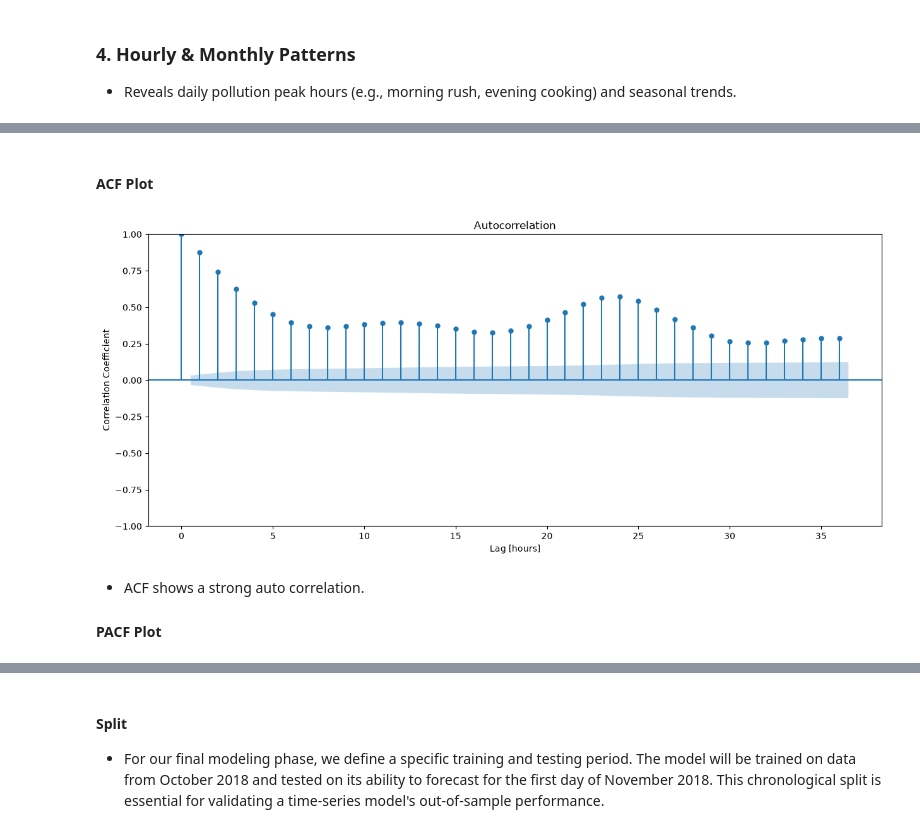
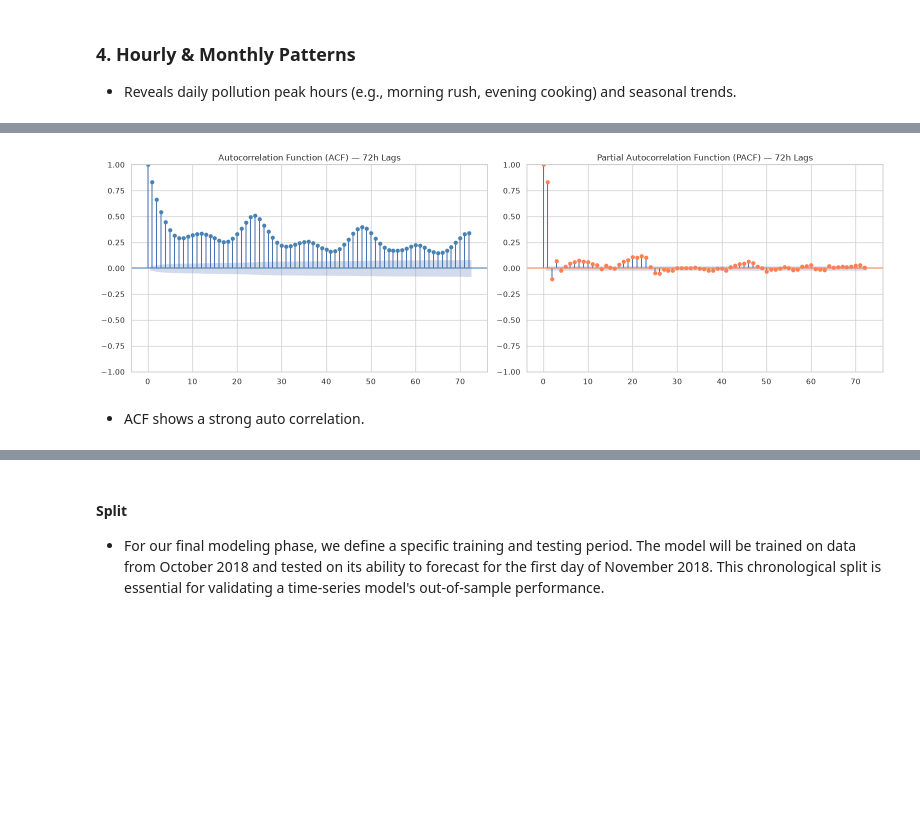
Before and after one commit to DominicNyabuto/Data-Science-Machine-Learning-Projects-, a Jupyter notebook: Project-3/notebook.ipynb, the cells around one changed output, grey strips where cells are left out. Cells and saved outputs as stored; diff of their text form; code cells hidden in the pictures; blank space fills up the shorter version.

```diff
--- a/Project-3/notebook.ipynb
+++ b/Project-3/notebook.ipynb
@@ -349,14 +339,18 @@ y.plot(xlabel='Time', ylabel='PM2.5', title="PM2.5 Time Series",ax=ax)
-# %% [markdown]
-#### ACF Plot
-# %%
-fig, ax = plt.subplots(figsize=(15, 6))
-plot_acf(y, ax=ax)
-plt.xlabel("Lag [hours]")
-plt.ylabel("Correlation Coefficient");
-# %% [output]
-[figure, removed]
+# %%
+from statsmodels.graphics.tsaplots import plot_acf, plot_pacf
+
+sns.set_theme(style='whitegrid')   # Apply Seaborn styling to statsmodels plots
+
+fig, axes = plt.subplots(1, 2, figsize=(16, 5))
+plot_acf(y, lags=72, ax=axes[0], color='steelblue')
+plot_pacf(y, lags=72, ax=axes[1], color='coral')
+
+axes[0].set_title('Autocorrelation Function (ACF) — 72h Lags')
+axes[1].set_title('Partial Autocorrelation Function (PACF) — 72h Lags')
+
+plt.tight_layout()
+plt.show()
+# %% [output]
+[figure, added]
 # %% [markdown]
 - ACF shows a strong auto correlation.
-
-
-#### PACF Plot
```
Also changed, not shown: parts of 6 cells of this notebook.
